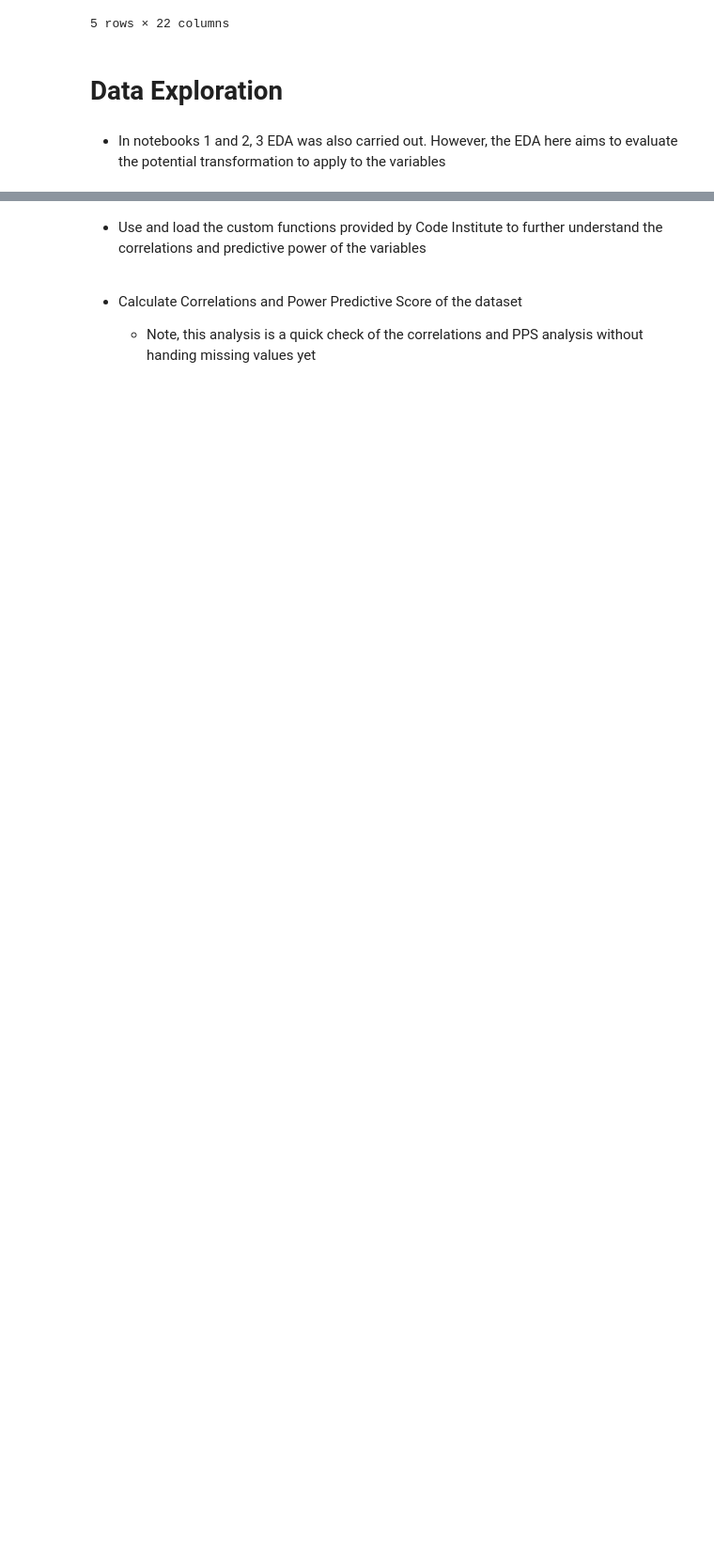
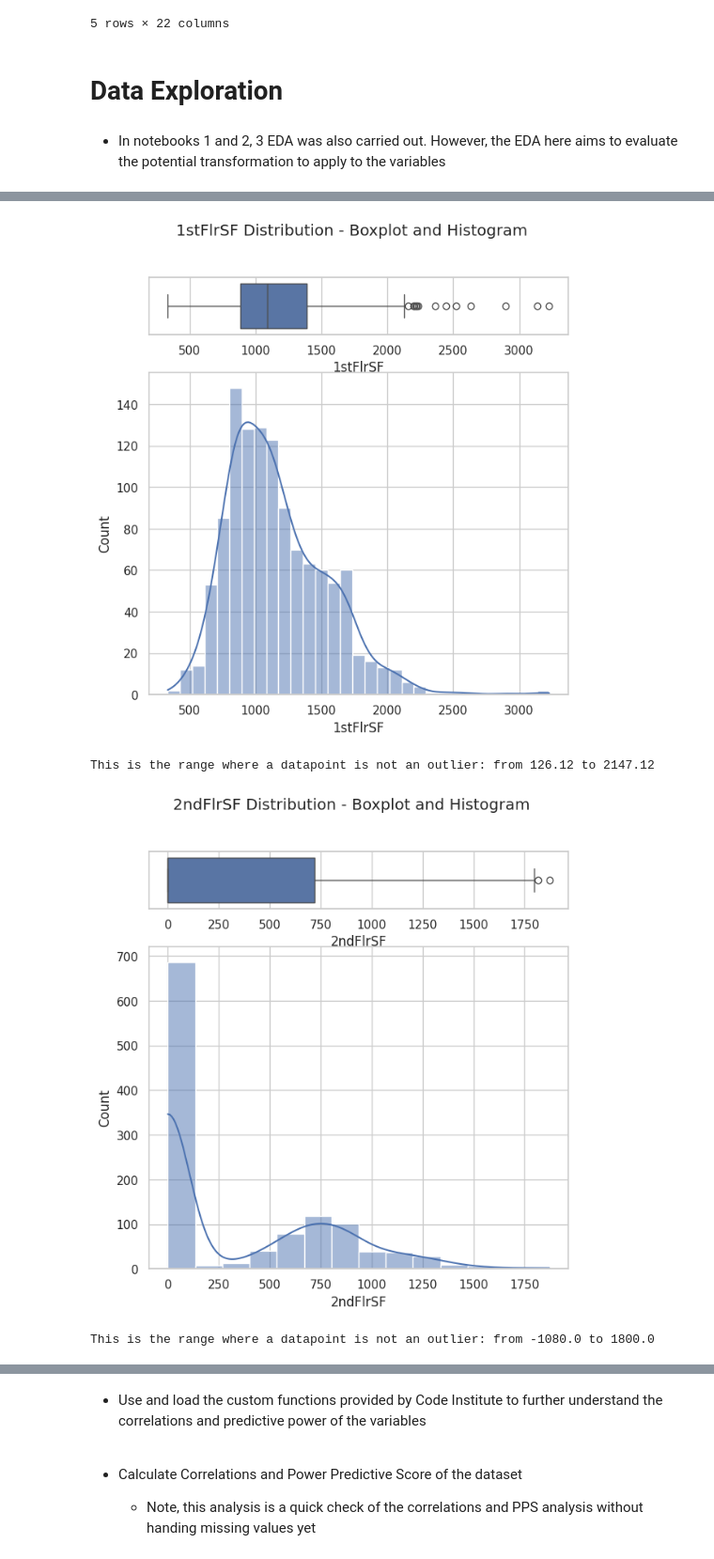
Before and after one commit to ParedesGab/PP5-heritage-housing-issues, a Jupyter notebook: jupyter_notebooks/4-FeatureEngineering.ipynb, the cells around one changed output, grey strips where cells are left out. Shown at 94% size. Saved outputs shown, nothing was run; the diff lists cells and outputs as text; code cells hidden in the pictures; blank space fills up the shorter version.

Commit message:
Evaluate outliers

```diff
--- a/jupyter_notebooks/4-FeatureEngineering.ipynb
+++ b/jupyter_notebooks/4-FeatureEngineering.ipynb
@@ -126,0 +116,3 @@ profile_report.to_notebook_iframe()
+# %%
+numerical_vars = TrainSet_cleaned.select_dtypes(include="number").columns.to_list()
+numerical_vars
@@ -126,0 +140,22 @@ profile_report.to_notebook_iframe()
+# %%
+def plot_histogram_and_boxplot(df):
+  for col in df.columns:
+    fig, axes = plt.subplots(nrows=2 ,ncols=1 ,figsize=(7,7), gridspec_kw={"height_ratios": (.15, .85)})
+    sns.boxplot(data=df, x=col, ax=axes[0])
+    sns.histplot(data=df, x=col, kde=True, ax=axes[1])
+    fig.suptitle(f"{col} Distribution - Boxplot and Histogram")
+    plt.show()
+
+    IQR = df[col].quantile(q=0.75) - df[col].quantile(q=0.25)
+    print(
+        f"This is the range where a datapoint is not an outlier: from "
+        f"{(df[col].quantile(q=0.25) - 1.5*IQR).round(2)} to "
+        f"{(df[col].quantile(q=0.75) + 1.5*IQR).round(2)}")
+    print("\n")
+# %%
+plot_histogram_and_boxplot(TrainSet_cleaned[numerical_vars])
+# %% [output]
+[figure, added]
+This is the range where a datapoint is not an outlier: from 126.12 to 2147.12
+[figure, added]
+This is the range where a datapoint is not an outlier: from -1080.0 to 1800.0
```
Also changed, not shown: parts of 23 cells of this notebook.
